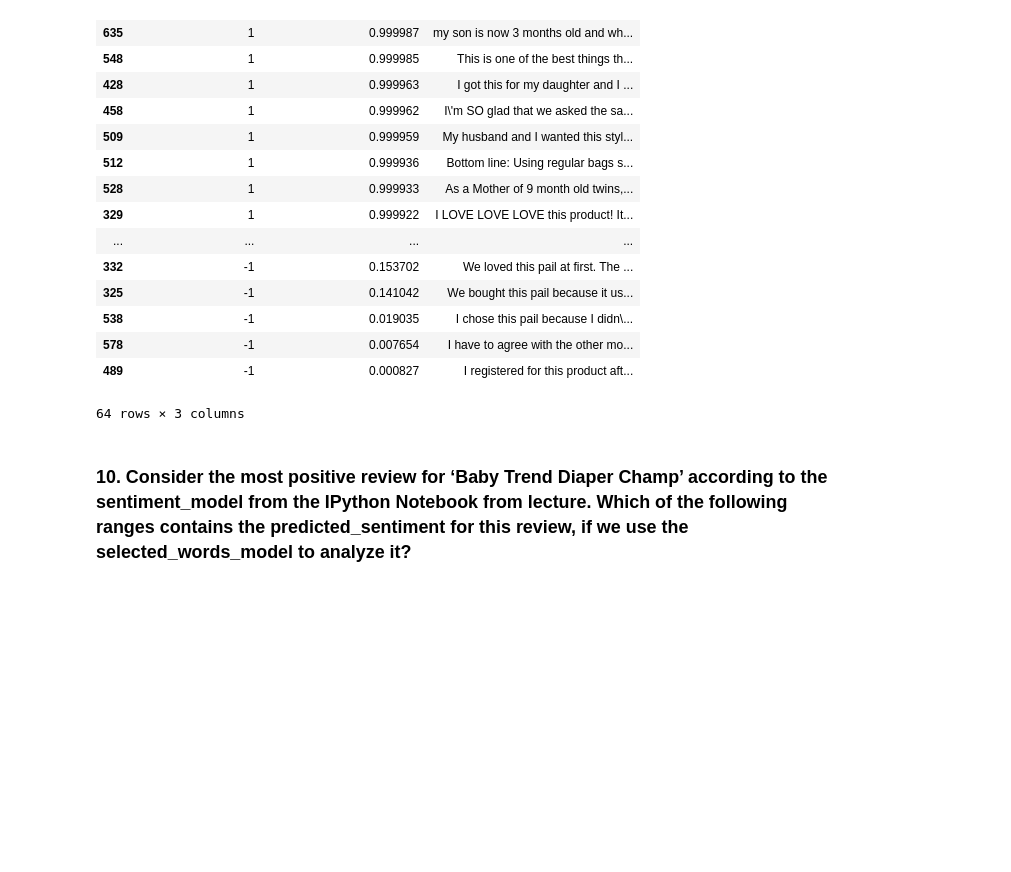
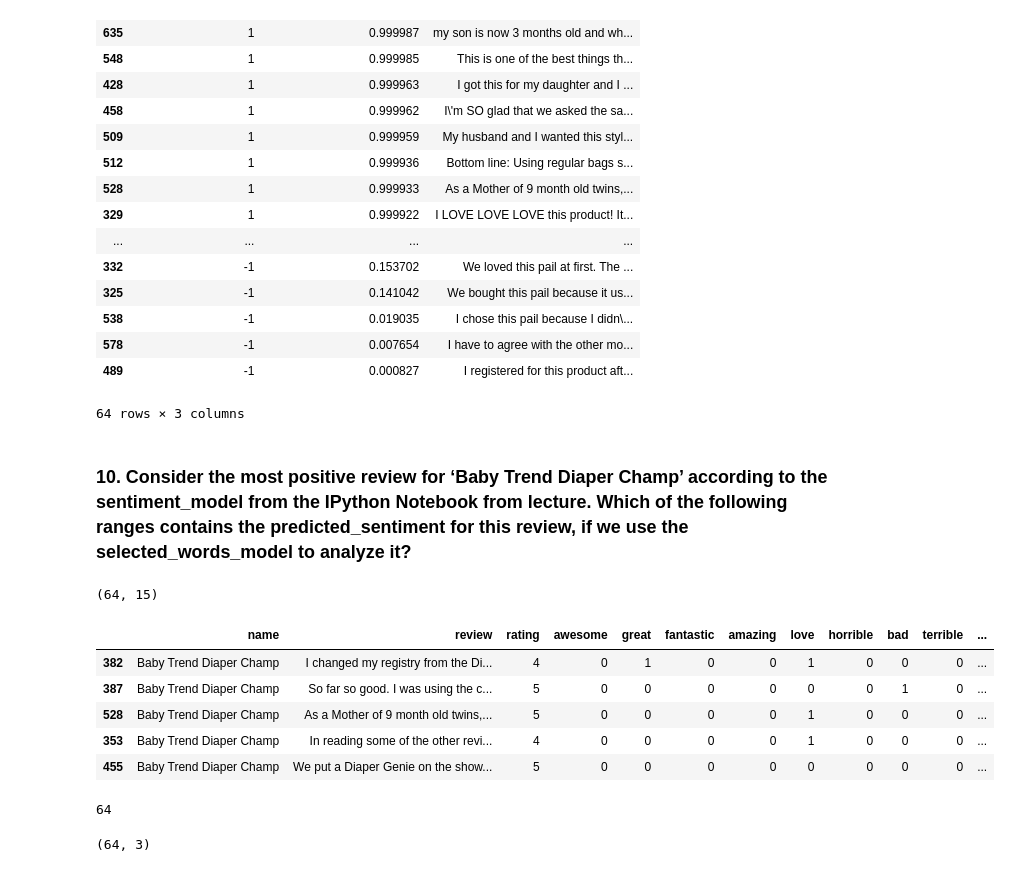
Before and after one commit to albertovpd/machine_learning_specialization_washington_university, a Jupyter notebook: course_work/c1w3_quizz_1-recommender_system.ipynb, the cells around one changed output. Saved outputs shown, nothing was run; the diff lists cells and outputs as text; code cells hidden in the pictures; blank space fills up the shorter version.

```diff
--- a/course_work/c1w3_quizz_1-recommender_system.ipynb
+++ b/course_work/c1w3_quizz_1-recommender_system.ipynb
@@ -300,3 +300,23 @@ diaper_review_sentiment_pred_proba.sort_values(by='predicted_sentiment_prob', as
 64 rows × 3 columns
 # %% [markdown]
 ### 10. Consider the most positive review for ‘Baby Trend Diaper Champ’ according to the sentiment_model from the IPython Notebook from lecture. Which of the following ranges contains the predicted_sentiment for this review, if we use the selected_words_model to analyze it?
+# %%
+diaper_champ_reviews_test = test_data[test_data['name'] == 'Baby Trend Diaper Champ']
+diaper_champ_reviews_test.shape
+# %% [output]
+(64, 15)
+# %%
+diaper_champ_reviews_test.head()
+# %% [output]
+|  | name | review | rating | awesome | great | fantastic | amazing | love | horrible | bad | terrible | ... |
+| 382 | Baby Trend Diaper Champ | I changed my registry from the Di... | 4 | 0 | 1 | 0 | 0 | 1 | 0 | 0 | 0 | ... |
+| 387 | Baby Trend Diaper Champ | So far so good. I was using the c... | 5 | 0 | 0 | 0 | 0 | 0 | 0 | 1 | 0 | ... |
+| 528 | Baby Trend Diaper Champ | As a Mother of 9 month old twins,... | 5 | 0 | 0 | 0 | 0 | 1 | 0 | 0 | 0 | ... |
+| 353 | Baby Trend Diaper Champ | In reading some of the other revi... | 4 | 0 | 0 | 0 | 0 | 1 | 0 | 0 | 0 | ... |
+| 455 | Baby Trend Diaper Champ | We put a Diaper Genie on the show... | 5 | 0 | 0 | 0 | 0 | 0 | 0 | 0 | 0 | ... |
+# %%
+diaper_selected_words_model_pred_proba = selected_words_model.predict_proba(diaper_champ_reviews_test[selected_words])
+diaper_selected_words_model_pred = selected_words_model.predict(diaper_champ_reviews_test[selected_words])
+len(diaper_selected_words_model_pred_proba[:,1])
+# %% [output]
+64
@@ -302,0 +329,4 @@ diaper_review_sentiment_pred_proba.sort_values(by='predicted_sentiment_prob', as
+# %%
+diaper_selected_words_model_pred_proba.shape
+# %% [output]
+(64, 3)
```
Also changed, not shown: parts of 4 cells of this notebook, 1 other file.
